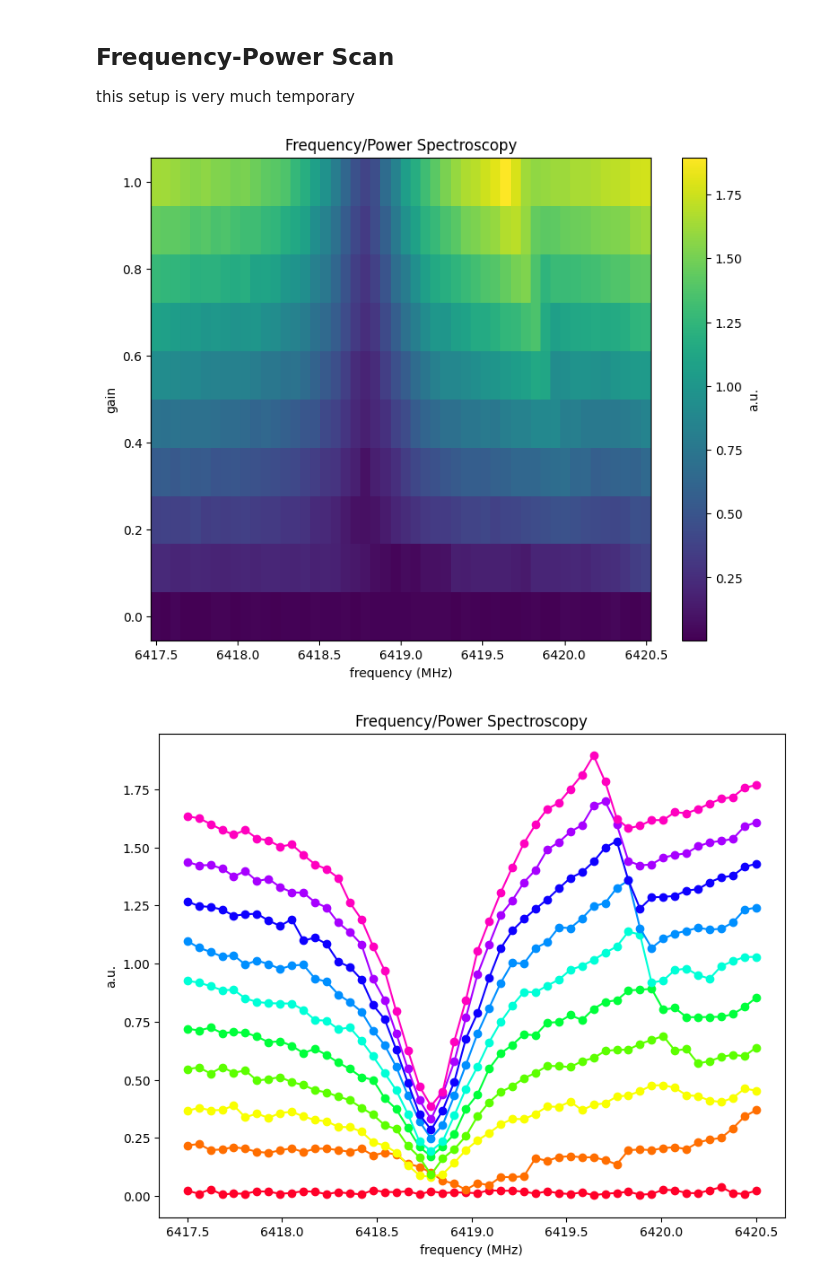
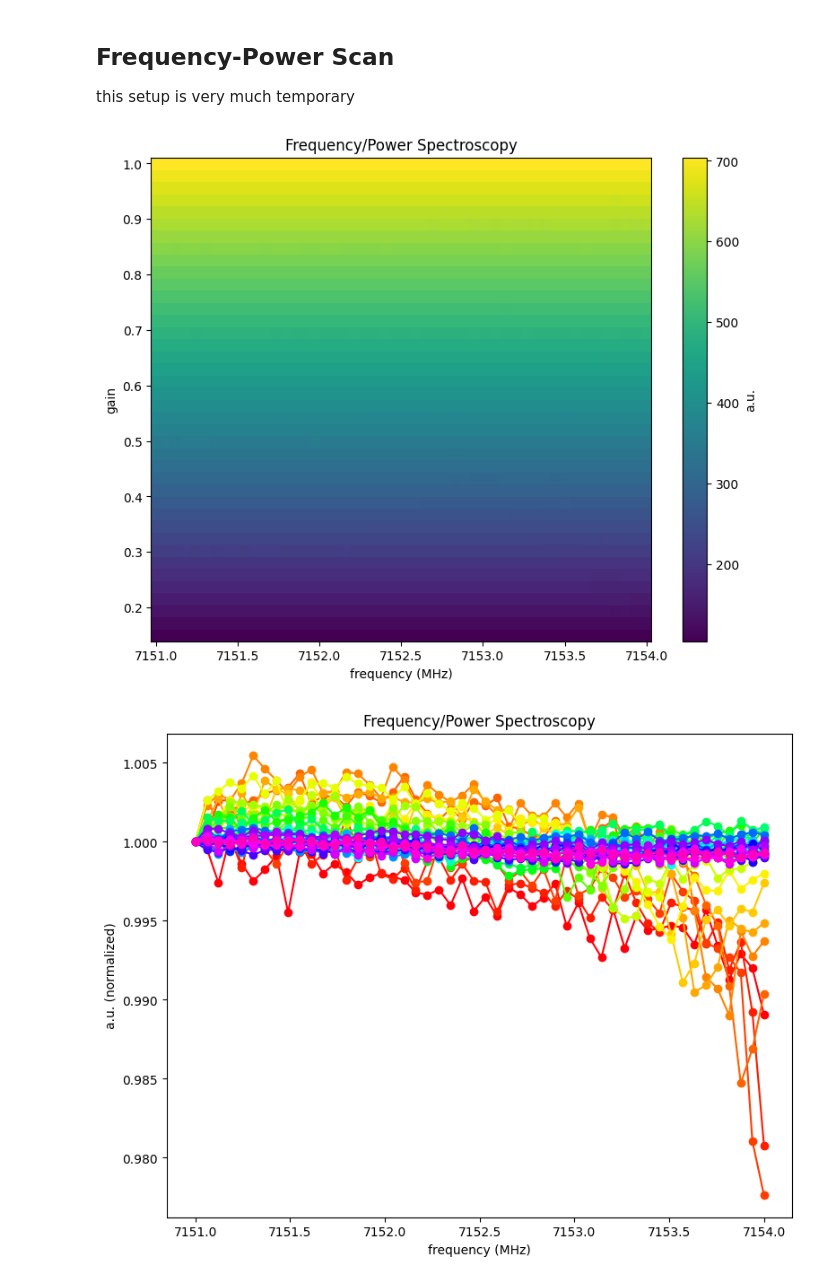
Before and after one commit to SchusterLab/ChaToT, a Jupyter notebook: nb/qubit_demos_tprocv2.ipynb, the cells around one changed output. Saved outputs shown, nothing was run; the diff lists cells and outputs as text; code cells hidden in the pictures.

```diff
--- a/nb/qubit_demos_tprocv2.ipynb
+++ b/nb/qubit_demos_tprocv2.ipynb
@@ -122,12 +122,13 @@ class TimeOfFlight(AveragerProgramV2):
         self.trigger(ros=[cfg['ro_ch']], pins=[0], t=cfg['trig_time'], ddr4=True)
         self.pulse(ch=cfg['gen_ch'], name="pulse", t=0)
 
-config = {'gen_ch': GEN_CH,
-          'ro_ch': RO_CH,
+config = {'gen_ch': GEN_CH, # 0
+          'ro_ch': RO_CH, # 0
           'freq': 6418.77,
           'trig_time': 0,
           'ro_len': 4,
-          'gain': 0.8
+          'gain': 0.8,
+          'pulse_len': 2
          }
 
 prog = TimeOfFlight(soccfg, reps=1, final_delay=None, cfg=config)
@@ -310,12 +312,14 @@ class FreqPowerScan(AveragerProgramV2):
         self.pulse(ch=cfg['gen_ch'], name="myconst", t=0)
         self.trigger(ros=[cfg['ro_ch']], pins=[0], t=cfg['trig_time'], ddr4=True)
 
-f0 = 6419
+f0 = 7152.5
 span = 1.5
 f_n = 50
-g_n = 10
+g_min = 0.15
+g_max = 1
+g_n = 40
 fs = np.linspace(f0 - span, f0 + span, f_n)
-gs = np.linspace(0, 1, g_n)
+gs = np.linspace(g_min, g_max, g_n)
 
 pulse_len = 3
 
@@ -327,12 +331,12 @@ config = {'gen_ch': 0,
           'ro_len': pulse_len,
           'fsteps': f_n,
           'gsteps': g_n,
-          'gain': QickSweep1D('gain_loop', 0, 1)
+          'gain': QickSweep1D('gain_loop', g_min, g_max)
          }
 
 
 
-prog = FreqPowerScan(soccfg, reps=5000, final_delay=0.5, cfg=config)
+prog = FreqPowerScan(soccfg, reps=2500, final_delay=0.5, cfg=config)
 
 iq_list = prog.acquire(soc)
 adata = []
@@ -348,15 +352,18 @@ plt.xlabel("frequency (MHz)")
 plt.ylabel("gain")
 plt.show()
 # %% [output]
-[figure, old version]
+[figure, new version]
 # %%
+for iq in range(len(adata)):
+    adata[iq] = adata[iq] / adata[iq][0]
 fig = plt.figure(figsize=(9, 7))
 plt.title("Frequency/Power Spectroscopy")
 colors = plt.cm.gist_rainbow(np.linspace(0, 1, g_n))
 for i, color in enumerate(colors):
+    if i == 0: continue
     plt.plot(fs, adata[i], "-o", color=color)
 plt.xlabel("frequency (MHz)")
-plt.ylabel("a.u.")
+plt.ylabel("a.u. (normalized)")
 plt.show()
 # %% [output]
-[figure, old version]
+[figure, new version]
```
Also changed, not shown: parts of 6 cells of this notebook, 1 other file.
